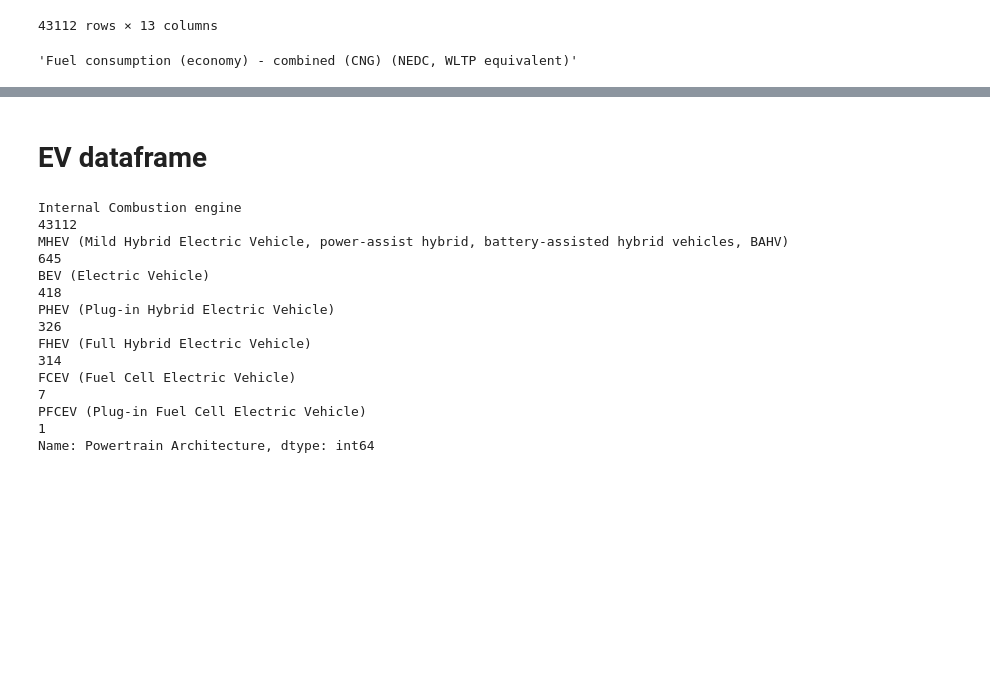
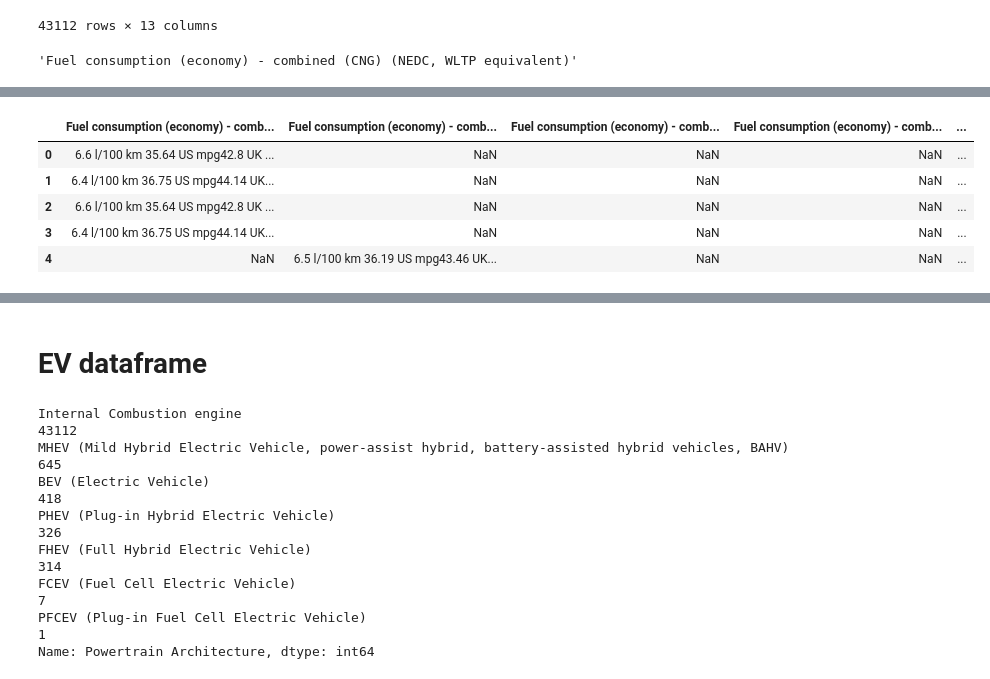
Before and after one commit to Cedric979/BEEV, a Jupyter notebook: Final Dataframe-Copy1.ipynb, the cells around one changed output, grey strips where cells are left out. Saved outputs shown, nothing was run; the diff lists cells and outputs as text; code cells hidden in the pictures; blank space fills up the shorter version.

```diff
--- a/Final Dataframe-Copy1.ipynb
+++ b/Final Dataframe-Copy1.ipynb
@@ -191,0 +218,19 @@ Name: 54, dtype: object
+# %%
+df_fuel_combined = df_gev[['Fuel consumption (economy) - combined',
+ 'Fuel consumption (economy) - combined (NEDC)',
+ 'Fuel consumption (economy) - combined (LPG)',
+ 'Fuel consumption (economy) - combined (NEDC, WLTP equivalent)',
+ 'Fuel consumption (economy) - combined (CNG) (NEDC)',
+ 'Fuel consumption (economy) - combined (CNG)',
+ 'Fuel consumption (economy) - combined (Ethanol - E85)',
+ 'Fuel consumption (economy) - combined (LPG) (NEDC)',
+ 'Fuel consumption (economy) - combined (LPG) (NEDC, WLTP equivalent)',
+ 'Fuel consumption (economy) - combined (CNG) (NEDC, WLTP equivalent)']]
+df_fuel_combined.head()
+# %% [output]
+|  | Fuel consumption (economy) - comb... | Fuel consumption (economy) - comb... | Fuel consumption (economy) - comb... | Fuel consumption (economy) - comb... | ... |
+| 0 | 6.6 l/100 km 35.64 US mpg42.8 UK ... | NaN | NaN | NaN | ... |
+| 1 | 6.4 l/100 km 36.75 US mpg44.14 UK... | NaN | NaN | NaN | ... |
+| 2 | 6.6 l/100 km 35.64 US mpg42.8 UK ... | NaN | NaN | NaN | ... |
+| 3 | 6.4 l/100 km 36.75 US mpg44.14 UK... | NaN | NaN | NaN | ... |
+| 4 | NaN | 6.5 l/100 km 36.19 US mpg43.46 UK... | NaN | NaN | ... |
```
Also changed, not shown: parts of 12 cells of this notebook.
